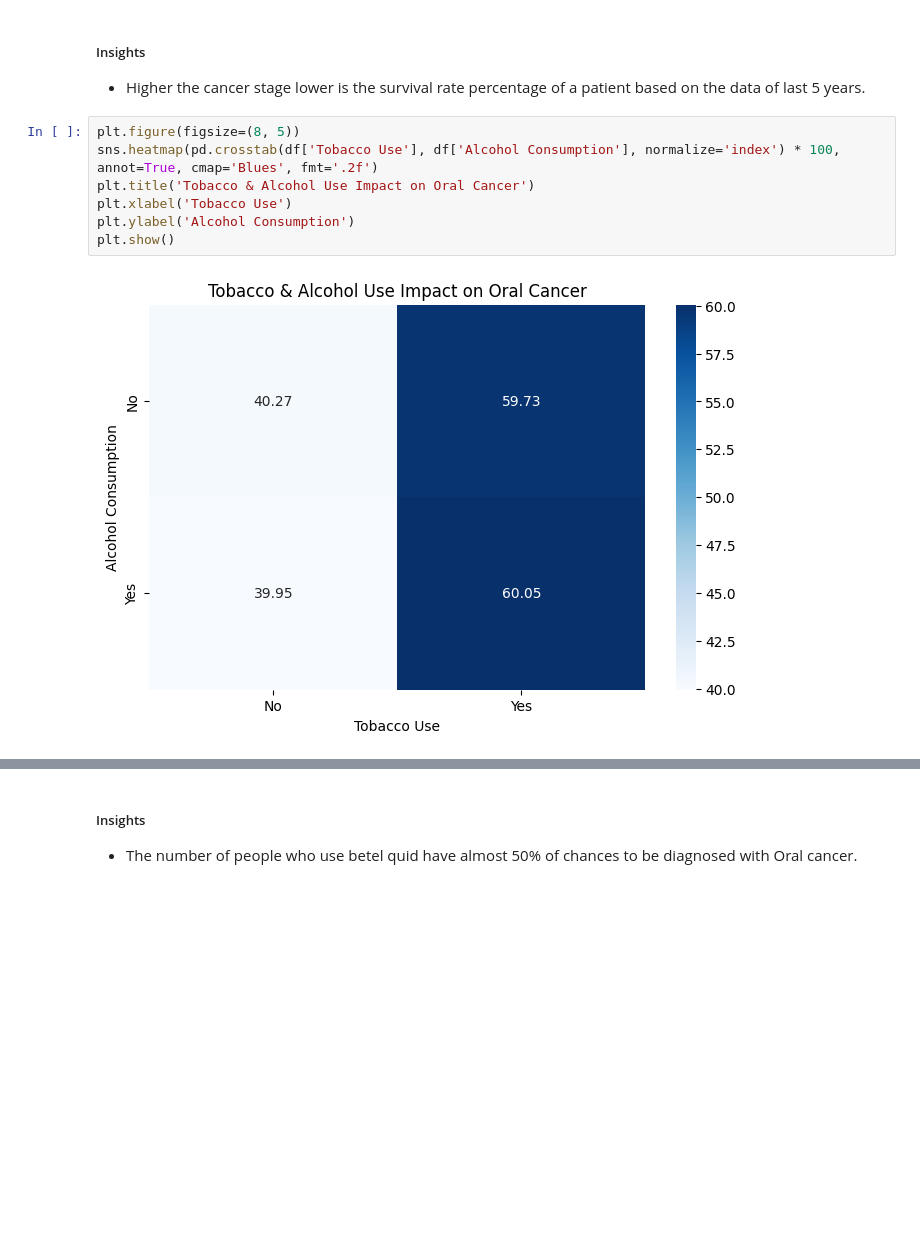
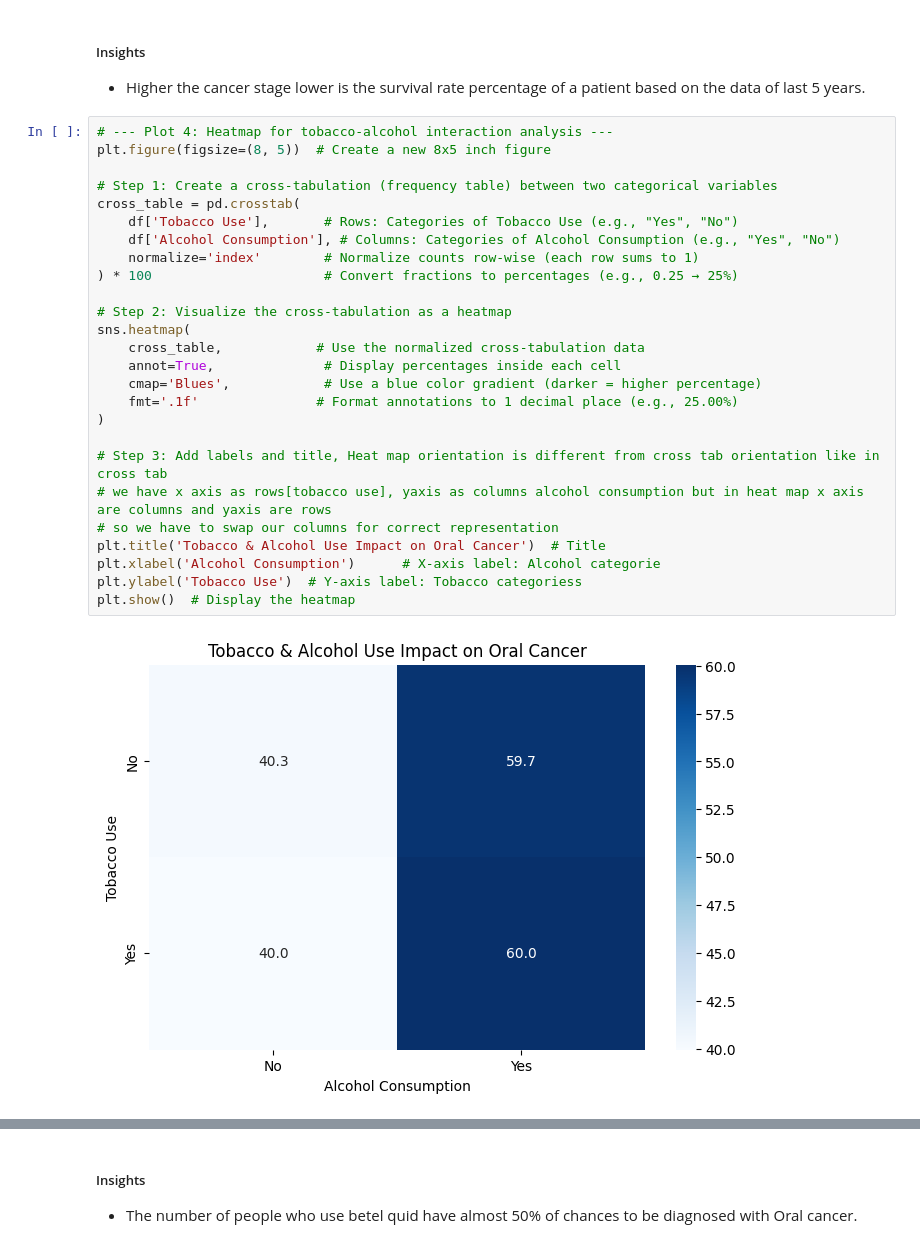
Before and after one commit to Asish2107/ML_PROJECT, a Jupyter notebook: notebook/1 . EDA Oral cancer prediction .ipynb, the cells around one changed output, grey strips where cells are left out. Drawn from its saved outputs; the diff is of its cells as text; blank space fills up the shorter version.

```diff
--- a/notebook/1 . EDA Oral cancer prediction .ipynb
+++ b/notebook/1 . EDA Oral cancer prediction .ipynb
@@ -342,14 +368,33 @@ plt.show()
 #####  Insights
 - Higher the cancer stage lower is the survival rate percentage of a patient based on the data of last 5 years.
 # %%
-plt.figure(figsize=(8, 5))
-sns.heatmap(pd.crosstab(df['Tobacco Use'], df['Alcohol Consumption'], normalize='index') * 100, annot=True, cmap='Blues', fmt='.2f')
-plt.title('Tobacco & Alcohol Use Impact on Oral Cancer')
-plt.xlabel('Tobacco Use')
-plt.ylabel('Alcohol Consumption')
-plt.show()
+# --- Plot 4: Heatmap for tobacco-alcohol interaction analysis ---
+plt.figure(figsize=(8, 5))  # Create a new 8x5 inch figure
+
+# Step 1: Create a cross-tabulation (frequency table) between two categorical variables
+cross_table = pd.crosstab(
+    df['Tobacco Use'],       # Rows: Categories of Tobacco Use (e.g., "Yes", "No")
+    df['Alcohol Consumption'], # Columns: Categories of Alcohol Consumption (e.g., "Yes", "No")
+    normalize='index'        # Normalize counts row-wise (each row sums to 1)
+) * 100                      # Convert fractions to percentages (e.g., 0.25 → 25%)
+
+# Step 2: Visualize the cross-tabulation as a heatmap
+sns.heatmap(
+    cross_table,            # Use the normalized cross-tabulation data
+    annot=True,              # Display percentages inside each cell
+    cmap='Blues',            # Use a blue color gradient (darker = higher percentage)
+    fmt='.1f'               # Format annotations to 1 decimal place (e.g., 25.00%)
+)
+
+# Step 3: Add labels and title, Heat map orientation is different from cross tab orientation like in cross tab
+# we have x axis as rows[tobacco use], yaxis as columns alcohol consumption but in heat map x axis are columns and yaxis are rows
+# so we have to swap our columns for correct representation
+plt.title('Tobacco & Alcohol Use Impact on Oral Cancer')  # Title
+plt.xlabel('Alcohol Consumption')      # X-axis label: Alcohol categorie
+plt.ylabel('Tobacco Use')  # Y-axis label: Tobacco categoriess
+plt.show()  # Display the heatmap
 # %% [output]
-[figure, old version]
+[figure, new version]
 # %% [markdown]
 #####  Insights
 - 60% of the patients reported consume both tobacco and alcohol.
```
Also changed, not shown: parts of 7 cells of this notebook.
